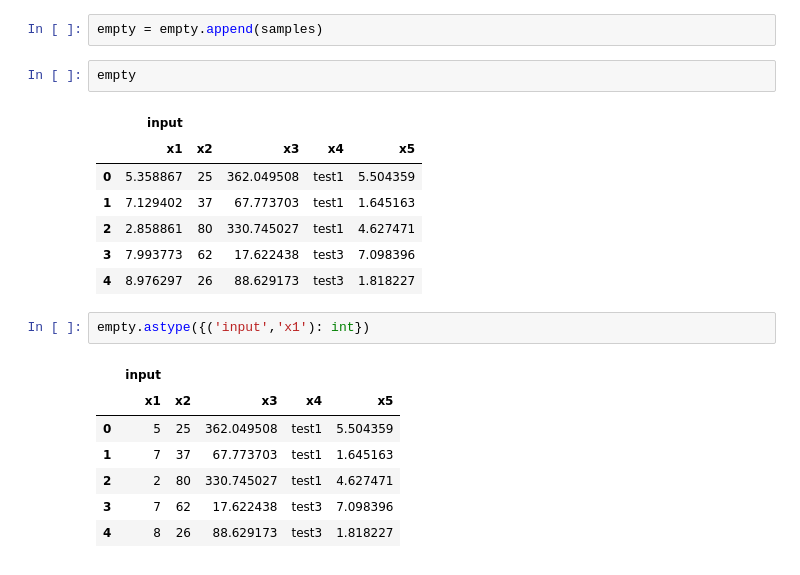
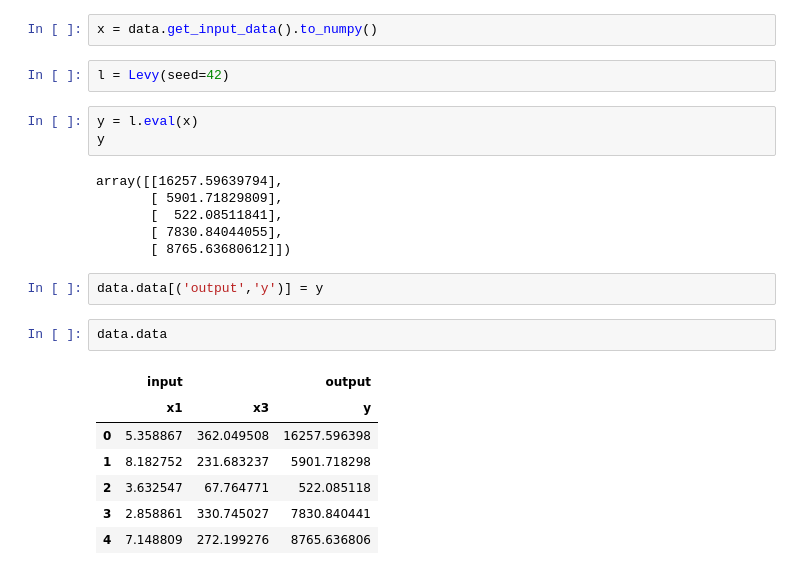
Before and after one commit to bessagroup/f3dasm, a Jupyter notebook: notebooks/pandas.ipynb, the cells around one changed output. Drawn from its saved outputs; the diff is of its cells as text.

```diff
--- a/notebooks/pandas.ipynb
+++ b/notebooks/pandas.ipynb
@@ -83,22 +62,25 @@ empty
-# %%
-empty = empty.append(samples)
-# %%
-empty
-# %% [output]
-|  | input |  |  |  |  |
-|  | x1 | x2 | x3 | x4 | x5 |
-| 0 | 5.358867 | 25 | 362.049508 | test1 | 5.504359 |
-| 1 | 7.129402 | 37 | 67.773703 | test1 | 1.645163 |
-| 2 | 2.858861 | 80 | 330.745027 | test1 | 4.627471 |
-| 3 | 7.993773 | 62 | 17.622438 | test3 | 7.098396 |
-| 4 | 8.976297 | 26 | 88.629173 | test3 | 1.818227 |
-# %%
-empty.astype({('input','x1'): int})
-# %% [output]
-|  | input |  |  |  |  |
-|  | x1 | x2 | x3 | x4 | x5 |
-| 0 | 5 | 25 | 362.049508 | test1 | 5.504359 |
-| 1 | 7 | 37 | 67.773703 | test1 | 1.645163 |
-| 2 | 2 | 80 | 330.745027 | test1 | 4.627471 |
-| 3 | 7 | 62 | 17.622438 | test3 | 7.098396 |
-| 4 | 8 | 26 | 88.629173 | test3 | 1.818227 |
+# %%
+x = data.get_input_data().to_numpy()
+# %%
+l = Levy(seed=42)
+# %%
+y = l.eval(x)
+y
+# %% [output]
+array([[16257.59639794],
+       [ 5901.71829809],
+       [  522.08511841],
+       [ 7830.84044055],
+       [ 8765.63680612]])
+# %%
+data.data[('output','y')] = y
+# %%
+data.data
+# %% [output]
+|  | input |  | output |
+|  | x1 | x3 | y |
+| 0 | 5.358867 | 362.049508 | 16257.596398 |
+| 1 | 8.182752 | 231.683237 | 5901.718298 |
+| 2 | 3.632547 | 67.764771 | 522.085118 |
+| 3 | 2.858861 | 330.745027 | 7830.840441 |
+| 4 | 7.148809 | 272.199276 | 8765.636806 |
```
Also changed, not shown: parts of 7 cells of this notebook, 5 other files.
